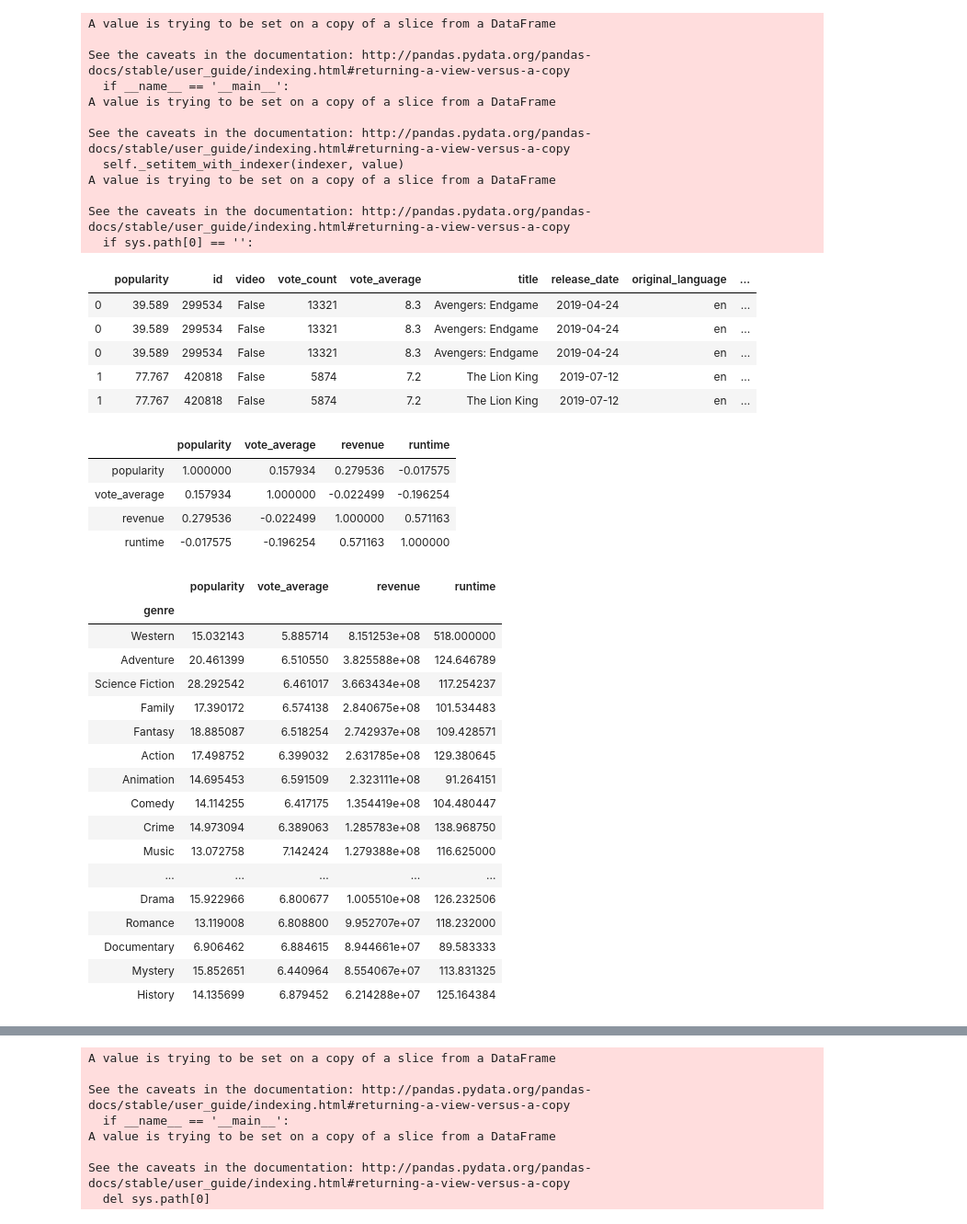
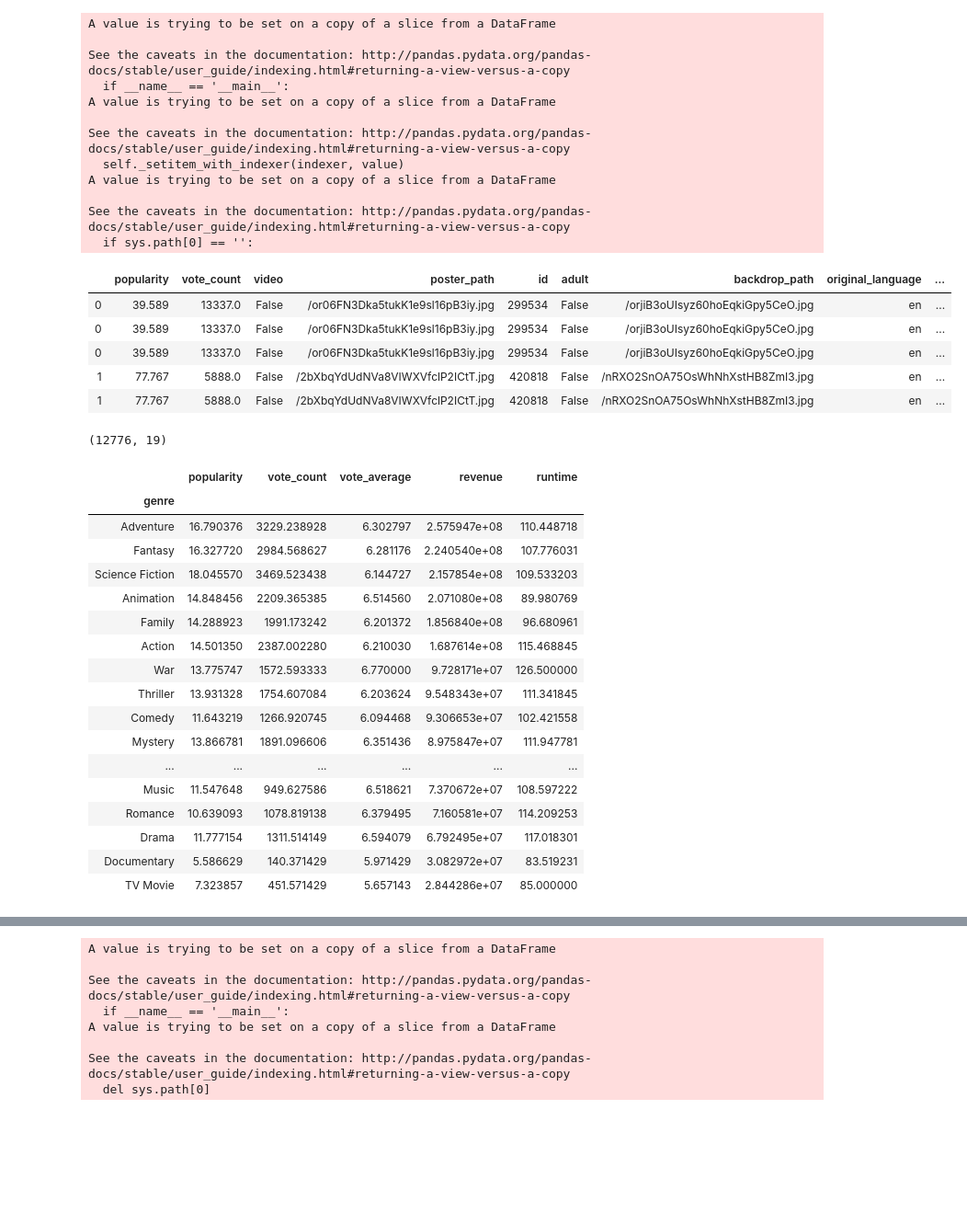
Before and after one commit to bellisor/DS051120-Mod1-Project-Brad-Kenny, a Jupyter notebook: koh_eda.ipynb, the cells around one changed output, grey strips where cells are left out. Shown at 92% size. Cells and saved outputs as stored; diff of their text form; code cells hidden in the pictures; blank space fills up the shorter version.

```diff
--- a/koh_eda.ipynb
+++ b/koh_eda.ipynb
@@ -11,3 +8,5 @@ df = pd.read_pickle('koh_movie_data_abridged.pkl')
+# %%
+df = pd.read_pickle('movie_data.pkl')
 # %%
 df.info()
 # %% [output]
@@ -43,68 +63,64 @@ df.describe()
 # %%
 # create new dataframe with unique row for each genre for each movie
 df2 = pd.DataFrame(columns=df.columns)
 
 for i in df.index:
     row = df.loc[i]
 
-    if type(row['genre_mapped_ids']) is str or type(row['genre_mapped_ids']) is list:
+    if type(row['genre_mapped_ids']) is list:
         for genre in row['genre_mapped_ids']:
             row['genre'] = genre
             df2 = df2.append(row)
     else:
         row['genre'] = row['genre_mapped_ids']
         df2 = df2.append(row)
 
 df2.head()
 # %% [output]
 A value is trying to be set on a copy of a slice from a DataFrame
 
 See the caveats in the documentation: http://pandas.pydata.org/pandas-docs/stable/user_guide/indexing.html#returning-a-view-versus-a-copy
   if __name__ == '__main__':
 A value is trying to be set on a copy of a slice from a DataFrame
 
 See the caveats in the documentation: http://pandas.pydata.org/pandas-docs/stable/user_guide/indexing.html#returning-a-view-versus-a-copy
   self._setitem_with_indexer(indexer, value)
 A value is trying to be set on a copy of a slice from a DataFrame
 
 See the caveats in the documentation: http://pandas.pydata.org/pandas-docs/stable/user_guide/indexing.html#returning-a-view-versus-a-copy
   if sys.path[0] == '':
-|  | popularity | id | video | vote_count | vote_average | title | release_date | original_language | ... |
-| 0 | 39.589 | 299534 | False | 13321 | 8.3 | Avengers: Endgame | 2019-04-24 | en | ... |
-| 0 | 39.589 | 299534 | False | 13321 | 8.3 | Avengers: Endgame | 2019-04-24 | en | ... |
-| 0 | 39.589 | 299534 | False | 13321 | 8.3 | Avengers: Endgame | 2019-04-24 | en | ... |
-| 1 | 77.767 | 420818 | False | 5874 | 7.2 | The Lion King | 2019-07-12 | en | ... |
-| 1 | 77.767 | 420818 | False | 5874 | 7.2 | The Lion King | 2019-07-12 | en | ... |
+|  | popularity | vote_count | video | poster_path | id | adult | backdrop_path | original_language | ... |
+| 0 | 39.589 | 13337.0 | False | /or06FN3Dka5tukK1e9sl16pB3iy.jpg | 299534 | False | /orjiB3oUIsyz60hoEqkiGpy5CeO.jpg | en | ... |
+| 0 | 39.589 | 13337.0 | False | /or06FN3Dka5tukK1e9sl16pB3iy.jpg | 299534 | False | /orjiB3oUIsyz60hoEqkiGpy5CeO.jpg | en | ... |
+| 0 | 39.589 | 13337.0 | False | /or06FN3Dka5tukK1e9sl16pB3iy.jpg | 299534 | False | /orjiB3oUIsyz60hoEqkiGpy5CeO.jpg | en | ... |
+| 1 | 77.767 | 5888.0 | False | /2bXbqYdUdNVa8VIWXVfclP2ICtT.jpg | 420818 | False | /nRXO2SnOA75OsWhNhXstHB8ZmI3.jpg | en | ... |
+| 1 | 77.767 | 5888.0 | False | /2bXbqYdUdNVa8VIWXVfclP2ICtT.jpg | 420818 | False | /nRXO2SnOA75OsWhNhXstHB8ZmI3.jpg | en | ... |
 # %%
-df2.corr()
+df2.shape
 # %% [output]
-|  | popularity | vote_average | revenue | runtime |
-| popularity | 1.000000 | 0.157934 | 0.279536 | -0.017575 |
-| vote_average | 0.157934 | 1.000000 | -0.022499 | -0.196254 |
-| revenue | 0.279536 | -0.022499 | 1.000000 | 0.571163 |
-| runtime | -0.017575 | -0.196254 | 0.571163 | 1.000000 |
+(12776, 19)
 # %%
 df2_mean = df2.groupby('genre').mean().sort_values(by='revenue', ascending=False)
 df2_mean
 # %% [output]
-|  | popularity | vote_average | revenue | runtime |
-| genre |  |  |  |  |
-| Western | 15.032143 | 5.885714 | 8.151253e+08 | 518.000000 |
-| Adventure | 20.461399 | 6.510550 | 3.825588e+08 | 124.646789 |
-| Science Fiction | 28.292542 | 6.461017 | 3.663434e+08 | 117.254237 |
-| Family | 17.390172 | 6.574138 | 2.840675e+08 | 101.534483 |
-| Fantasy | 18.885087 | 6.518254 | 2.742937e+08 | 109.428571 |
-| Action | 17.498752 | 6.399032 | 2.631785e+08 | 129.380645 |
-| Animation | 14.695453 | 6.591509 | 2.323111e+08 | 91.264151 |
-| Comedy | 14.114255 | 6.417175 | 1.354419e+08 | 104.480447 |
-| Crime | 14.973094 | 6.389063 | 1.285783e+08 | 138.968750 |
-| Music | 13.072758 | 7.142424 | 1.279388e+08 | 116.625000 |
-| ... | ... | ... | ... | ... |
-| Drama | 15.922966 | 6.800677 | 1.005510e+08 | 126.232506 |
-| Romance | 13.119008 | 6.808800 | 9.952707e+07 | 118.232000 |
-| Documentary | 6.906462 | 6.884615 | 8.944661e+07 | 89.583333 |
-| Mystery | 15.852651 | 6.440964 | 8.554067e+07 | 113.831325 |
-| History | 14.135699 | 6.879452 | 6.214288e+07 | 125.164384 |
+|  | popularity | vote_count | vote_average | revenue | runtime |
+| genre |  |  |  |  |  |
+| Adventure | 16.790376 | 3229.238928 | 6.302797 | 2.575947e+08 | 110.448718 |
+| Fantasy | 16.327720 | 2984.568627 | 6.281176 | 2.240540e+08 | 107.776031 |
+| Science Fiction | 18.045570 | 3469.523438 | 6.144727 | 2.157854e+08 | 109.533203 |
+| Animation | 14.848456 | 2209.365385 | 6.514560 | 2.071080e+08 | 89.980769 |
+| Family | 14.288923 | 1991.173242 | 6.201372 | 1.856840e+08 | 96.680961 |
+| Action | 14.501350 | 2387.002280 | 6.210030 | 1.687614e+08 | 115.468845 |
+| War | 13.775747 | 1572.593333 | 6.770000 | 9.728171e+07 | 126.500000 |
+| Thriller | 13.931328 | 1754.607084 | 6.203624 | 9.548343e+07 | 111.341845 |
+| Comedy | 11.643219 | 1266.920745 | 6.094468 | 9.306653e+07 | 102.421558 |
+| Mystery | 13.866781 | 1891.096606 | 6.351436 | 8.975847e+07 | 111.947781 |
+| ... | ... | ... | ... | ... | ... |
+| Music | 11.547648 | 949.627586 | 6.518621 | 7.370672e+07 | 108.597222 |
+| Romance | 10.639093 | 1078.819138 | 6.379495 | 7.160581e+07 | 114.209253 |
+| Drama | 11.777154 | 1311.514149 | 6.594079 | 6.792495e+07 | 117.018301 |
+| Documentary | 5.586629 | 140.371429 | 5.971429 | 3.082972e+07 | 83.519231 |
+| TV Movie | 7.323857 | 451.571429 | 5.657143 | 2.844286e+07 | 85.000000 |
 # %%
 f, ax = plt.subplots(figsize=(20,10))
 f.suptitle('Average Revenue by Genre', fontsize=20)
```
Also changed, not shown: parts of 14 cells of this notebook, 2 other files.
